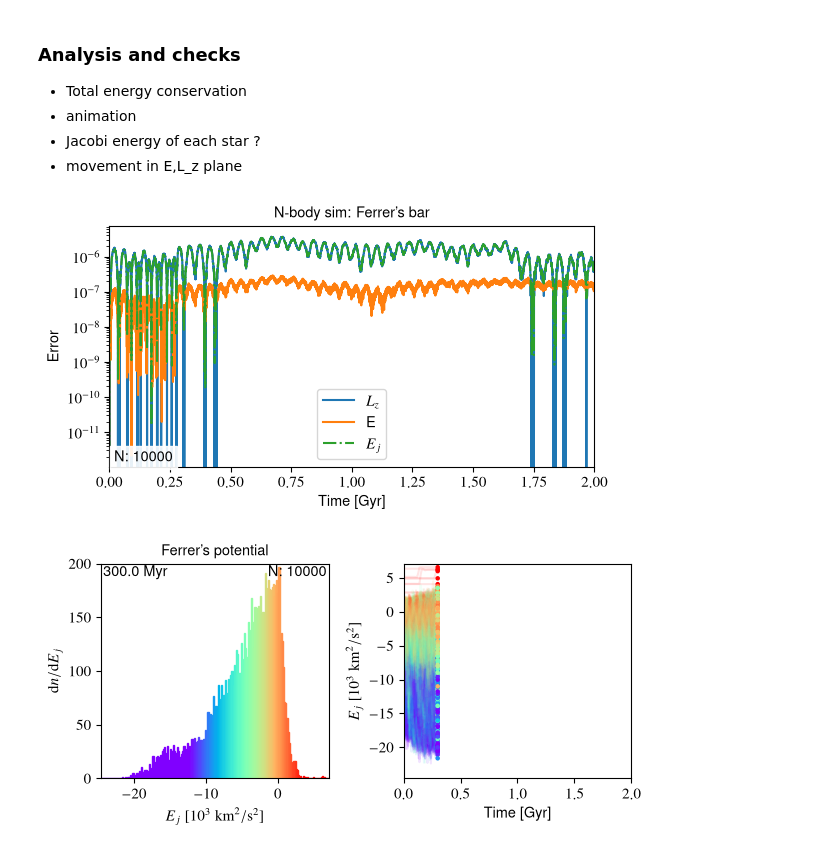
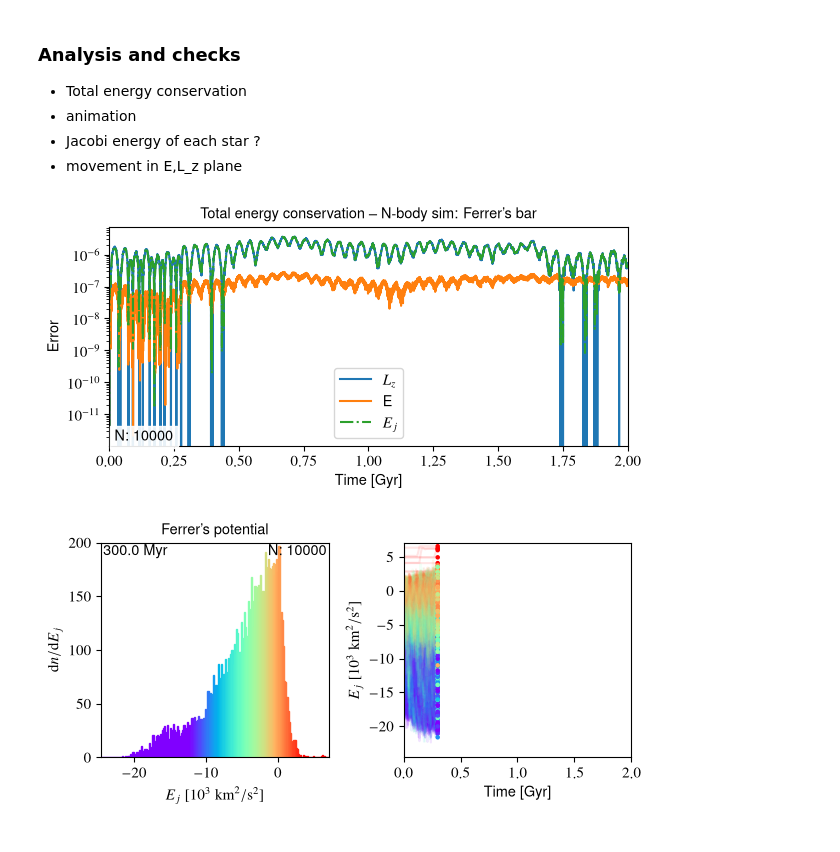
Before and after one commit to salvatore-ferrone/bar-dynamics, a Jupyter notebook: experiments/schwarzschild_sims/scrap.ipynb, the cells around one changed output. Drawn from its saved outputs; the diff is of its cells as text; code cells hidden in the pictures.

```diff
--- a/experiments/schwarzschild_sims/scrap.ipynb
+++ b/experiments/schwarzschild_sims/scrap.ipynb
@@ -84,15 +84,16 @@ bbox=dict(boxstyle="square",color="white",alpha=0.9)
 # %%
 fig,axis=plt.subplots(1,1,figsize=((8.26-2),(8.26-2)/2),sharex=True)
 axis.plot(timesteps,dLz,label=r"$L_z$")
 axis.plot(timesteps,eDrift,label="E")
 axis.plot(timesteps,dJacobii,label=r"$E_j$",linestyle="-.")
-axis.set(ylabel="Error",yscale="log",xlabel='Time [Gyr]',xlim=[timesteps.min(),timesteps.max()],title="N-body sim: Ferrer's bar")
+axis.set(ylabel="Error",yscale="log",xlabel='Time [Gyr]',xlim=[timesteps.min(),timesteps.max()],title="Total energy conservation -- N-body sim: Ferrer's bar")
 axis.legend()
 axis.text(0.01,0.01,s="N: {:d}".format(nbody),transform=axis.transAxes,bbox=bbox,ha="left",va="bottom");
 # axis[1].set(ylabel=r"$dL_z$",xlabel="time",yscale="log")
-# fig.savefig(f"test_total_energy_conservation_{group}.png",dpi=300)
+fig.tight_layout()
+fig.savefig(f"test_total_energy_conservation_{group}.png",dpi=300)
 # %% [output]
-[figure, old version]
+[figure, new version]
 # %%
 nbins = numpy.sqrt(nbody)
 unitE=myfile[group].attrs['unitV']**2 / 1e3
```
Also changed, not shown: 6 other files.
